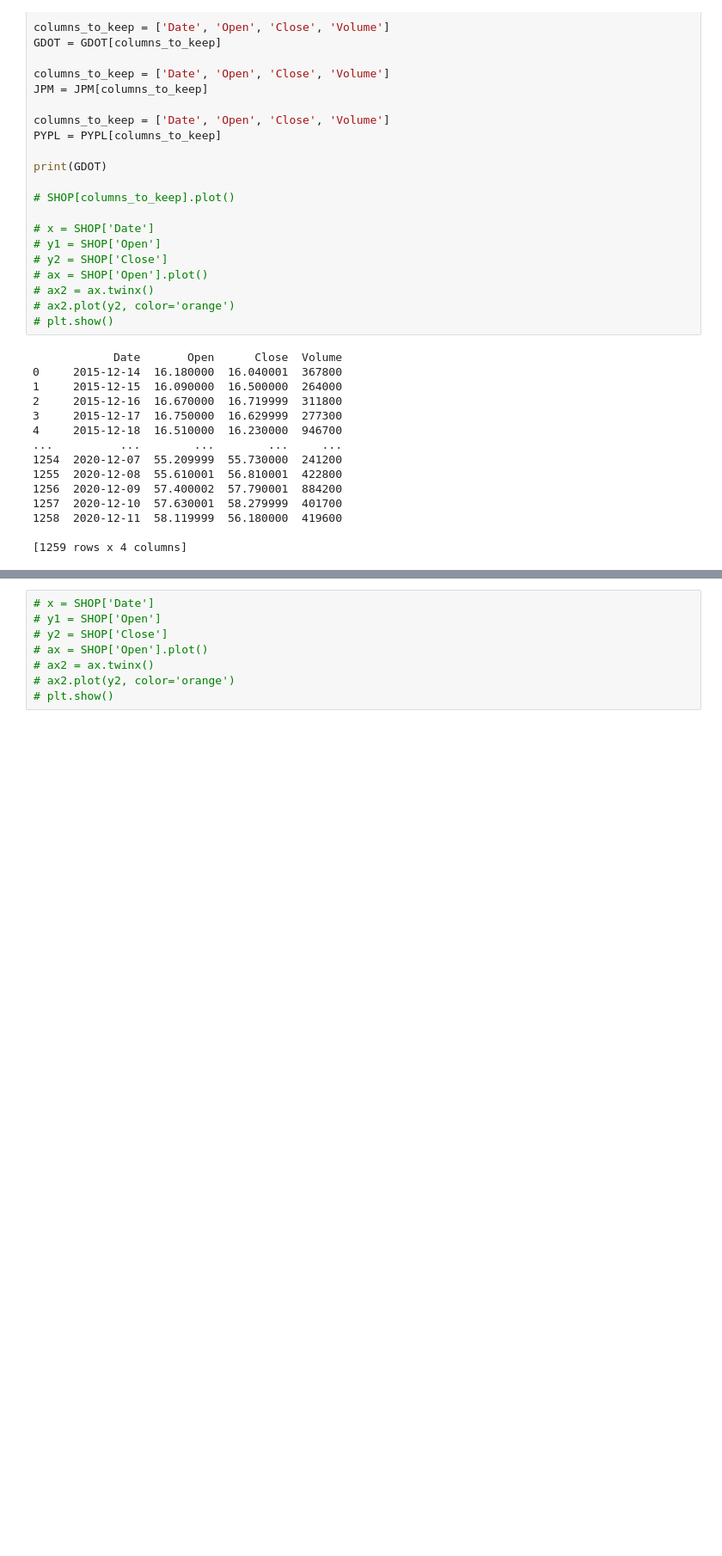
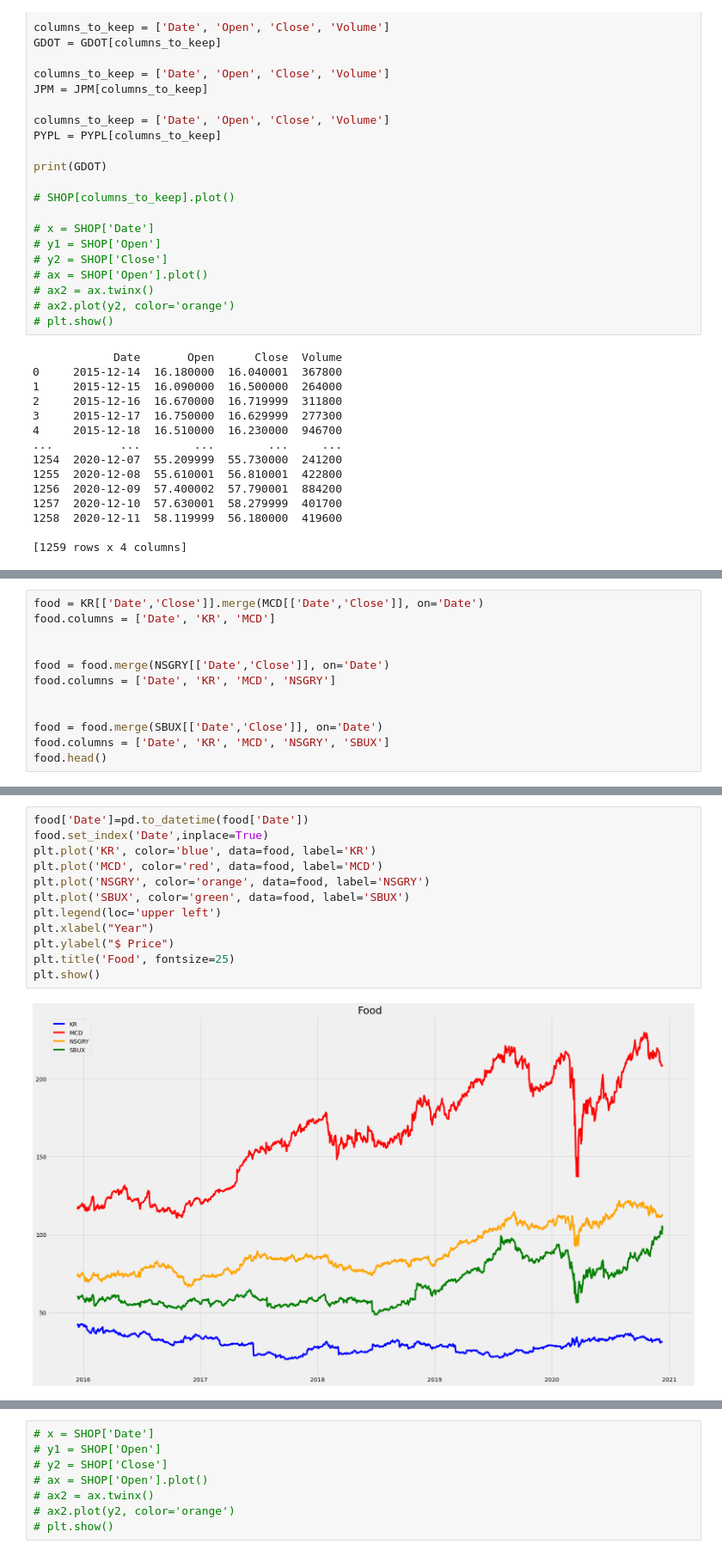
Before and after one commit to aau-vasak/capstone_project, a Jupyter notebook: EDA.ipynb, the cells around one changed output, grey strips where cells are left out. Shown: that part at 86% size. Drawn from its saved outputs; the diff is of its cells as text; blank space fills up the shorter version.

```diff
--- a/EDA.ipynb
+++ b/EDA.ipynb
@@ -145,0 +154,12 @@ plt.show()
+# %%
+food = KR[['Date','Close']].merge(MCD[['Date','Close']], on='Date')
+food.columns = ['Date', 'KR', 'MCD']
+
+
+food = food.merge(NSGRY[['Date','Close']], on='Date')
+food.columns = ['Date', 'KR', 'MCD', 'NSGRY']
+
+
+food = food.merge(SBUX[['Date','Close']], on='Date')
+food.columns = ['Date', 'KR', 'MCD', 'NSGRY', 'SBUX']
+food.head()
@@ -145,0 +173,14 @@ plt.show()
+# %%
+food['Date']=pd.to_datetime(food['Date'])
+food.set_index('Date',inplace=True)
+plt.plot('KR', color='blue', data=food, label='KR')
+plt.plot('MCD', color='red', data=food, label='MCD')
+plt.plot('NSGRY', color='orange', data=food, label='NSGRY')
+plt.plot('SBUX', color='green', data=food, label='SBUX')
+plt.legend(loc='upper left')
+plt.xlabel("Year")
+plt.ylabel("$ Price")
+plt.title('Food', fontsize=25)
+plt.show()
+# %% [output]
+[figure, added]
```
Also changed, not shown: parts of 12 cells of this notebook.
